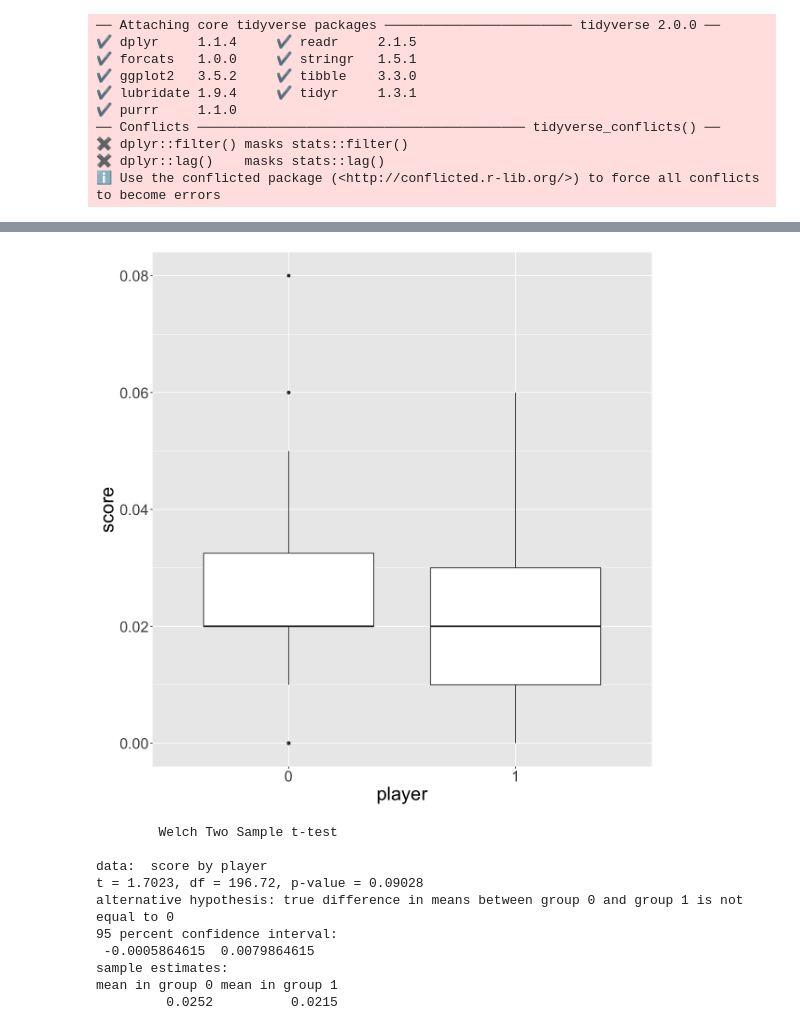
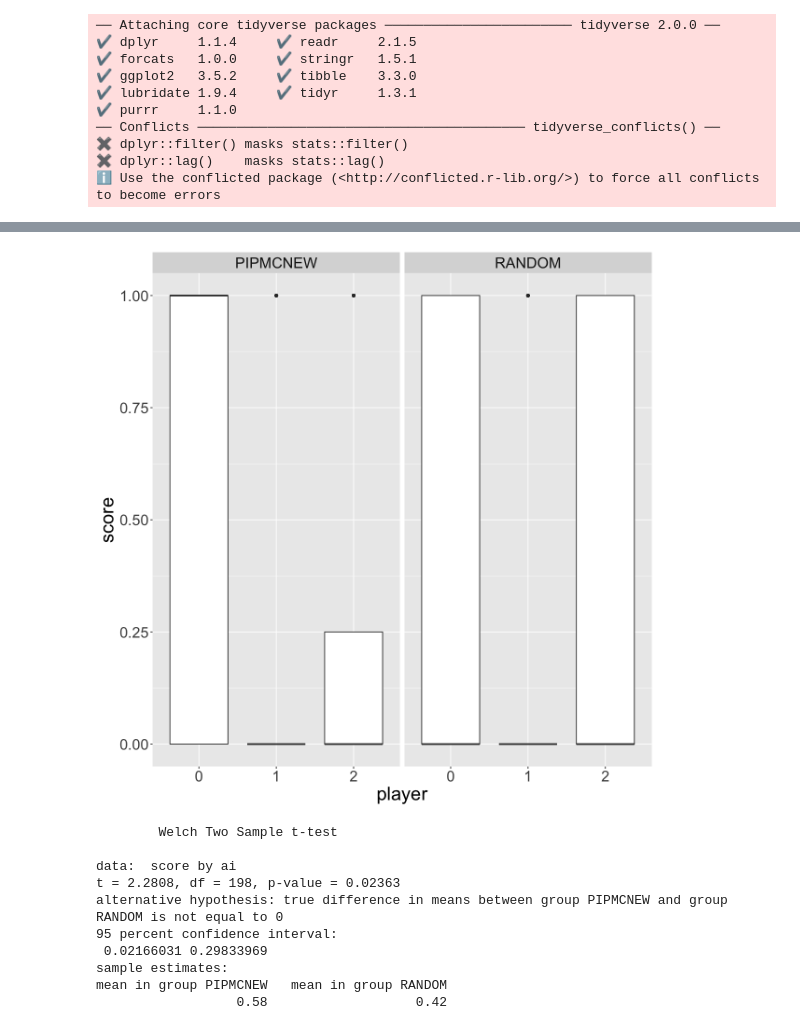
Before and after one commit to mgoadric/cardstock, a Jupyter notebook: Analysis/Analysis With R.ipynb, the cells around one changed output, grey strips where cells are left out. Saved outputs shown, nothing was run; the diff lists cells and outputs as text; code cells hidden in the pictures.

```diff
--- a/Analysis/Analysis With R.ipynb
+++ b/Analysis/Analysis With R.ipynb
@@ -17,4 +17,7 @@ fig <- function(width, height){
 }
 fig(10, 10)
 theme_set(theme(text=element_text(size=24)))
+# %%
+game = "Agram"
+c = paste("../CardStock/output/", game, "/3/RndandAI-BOTH-choicestats.txt", sep="")
 # %%
@@ -53,6 +56,5 @@ A spec_tbl_df: 3600 × 8
 # %%
-game = "Scopa"
-scopa %>% ggplot(aes(x=move, y=choices)) +
+choices %>% ggplot(aes(x=move, y=choices)) +
 geom_point(alpha= 0.01) +
 geom_smooth(method="lm") +
 facet_wrap(vars(player, type), ncol = 3) +
@@ -65,5 +67,4 @@ labs(x='Move', y='Branching Factor', title=game)
 # %%
-game = "GOPS"
-gops %>% filter(move==0) %>% filter(player==0) %>% ggplot(aes(x=choice)) +
+choices %>% filter(move==0) %>% filter(player==0) %>% ggplot(aes(x=choice)) +
 geom_bar()
 # %% [output]
@@ -71,3 +72,5 @@ geom_bar()
 # %%
-scopa = read_csv("../CardStock/output/Scopa/2/AllRnd-resultsstats.txt")
+mcts = read_csv(paste("../CardStock/output/", game, "/3/AllRnd-RANDOM-resultsstats.txt", sep=""))
+pipmc = read_csv(paste("../CardStock/output/", game, "/3/RndandAI-PIPMCNEW-resultsstats.txt", sep=""))
+all = rbind(pipmc, mcts)
 # %% [output]
@@ -110,23 +138,24 @@ facet_wrap(vars(player))
 # %%
-scopa <- scopa %>%
+all <- all %>%
   mutate(player = replace(player, player ==  0, "0"))
-scopa <- scopa %>%
+all <- all %>%
   mutate(player = replace(player, player ==  1, "1"))
 
-scopa %>% ggplot(aes(x=player, y=score)) +
-geom_boxplot()
+all %>% ggplot(aes(x=player, y=score)) +
+geom_boxplot() +
+facet_wrap(vars(ai))
 # %% [output]
-[figure, old version]
+[figure, new version]
 # %%
-scopa %>% t.test(score ~ player, data = ., alternative="two.sided")
+all %>% filter(player==0) %>% t.test(score ~ ai, data = ., alternative="two.sided")
 # %% [output]
         Welch Two Sample t-test
 
-data:  score by player
-t = 1.7023, df = 196.72, p-value = 0.09028
-alternative hypothesis: true difference in means between group 0 and group 1 is not equal to 0
+data:  score by ai
+t = 2.2808, df = 198, p-value = 0.02363
+alternative hypothesis: true difference in means between group PIPMCNEW and group RANDOM is not equal to 0
 95 percent confidence interval:
- -0.0005864615  0.0079864615
+ 0.02166031 0.29833969
 sample estimates:
-mean in group 0 mean in group 1
-         0.0252          0.0215
+mean in group PIPMCNEW   mean in group RANDOM
+                  0.58                   0.42
```
Also changed, not shown: parts of 12 cells of this notebook, 11 other files.
